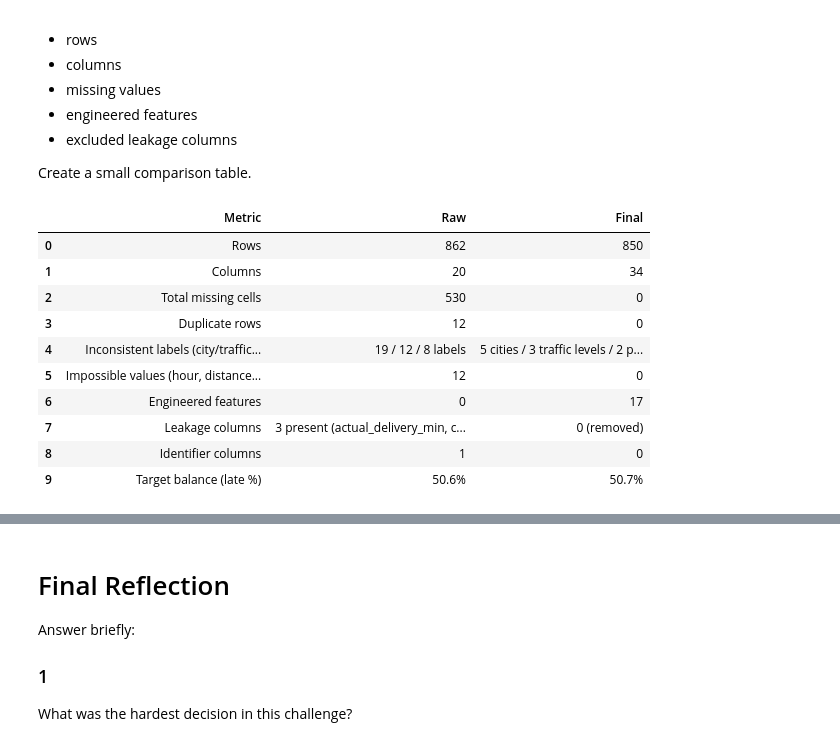
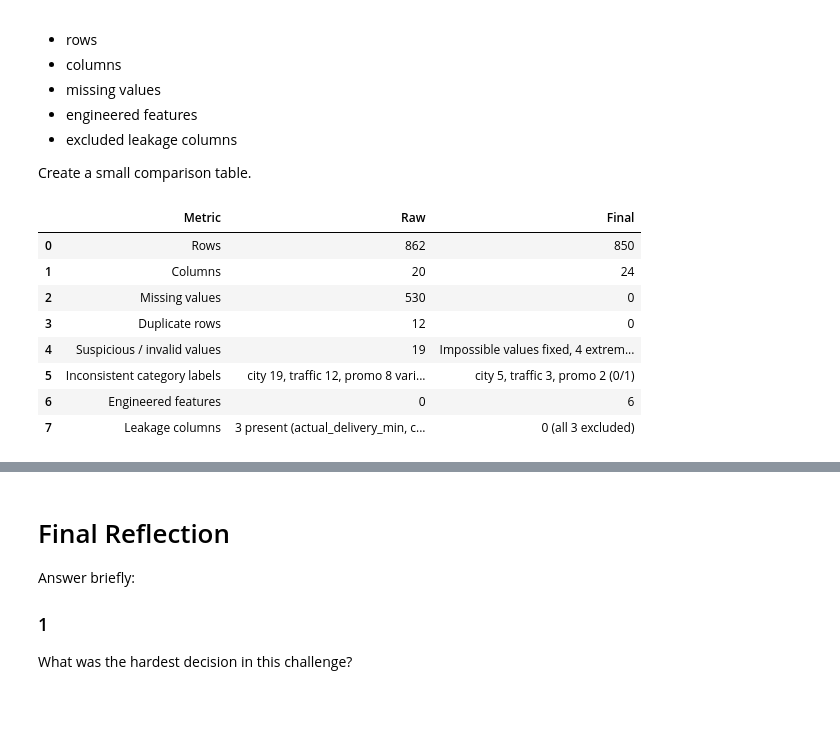
Before and after one commit to Reemahru/FoodDeliveryOperations, a Jupyter notebook: Food_Delivery_Data_Challenge_Student_ADVANCED_(1).ipynb, the cells around one changed output, grey strips where cells are left out. Saved outputs shown, nothing was run; the diff lists cells and outputs as text; code cells hidden in the pictures; blank space fills up the shorter version.

```diff
--- a/Food_Delivery_Data_Challenge_Student_ADVANCED_(1).ipynb
+++ b/Food_Delivery_Data_Challenge_Student_ADVANCED_(1).ipynb
@@ -291,24 +291,26 @@ missing_report = (
     .query("missing_count > 0")
     .sort_values("missing_pct", ascending=False)
 )
+
 acceptable = {
-    "late_reason": "yes because on-time orders don't have a late reason, so it's normal to be empty",
-    "distance_km": "Not acceptable, but it's small (4%) so that's okay",
+    "late_reason": "Yes, on-time orders don't have a late reason, so it's normal to be empty",
+    "distance_km": "Not acceptable, Delivery distance is important for predicting late deliveries, so missing values should be handled.",
     "courier_experience_months": "Not acceptable, but it's small (3%) so that's okay",
-    "customer_rating": "yes acceptable, not all customers rate",
+    "customer_rating": "Yes, acceptable, not all customers rate",
     "weather": "Not acceptable, but it's small (2%) so that's okay",
 }
 
 action = {
-    "late_reason": "Drop column (leakage)",
-    "distance_km": "Fill with city median + missing flag",
+    "late_reason": "Leave unchanged and exclude from model features to prevent data leakage.",
+    "distance_km": "Fill with mean distance of orders with similar estimated delivery time + missing flag",
     "courier_experience_months": "Fill with median + missing flag",
-    "customer_rating": "Drop column (leakage)",
+    "customer_rating": "Leave unchanged and exclude from model features to prevent data leakage.",
     "weather": "Fill with 'Unknown' category",
 }
 
 missing_report["acceptable"] = missing_report.index.map(acceptable)
 missing_report["proposed_action"] = missing_report.index.map(action)
+pd.set_option("display.max_colwidth", None)
 missing_report
 # %% [output]
 |  | missing_count | missing_pct | acceptable | proposed_action |
@@ -1683,3 +1613,9 @@ Medians used for imputation:
+# %%
+# TODO 7.2 — Create final_df
+
+# final_df = ...
+final_df = feature_df.drop(columns=identifier_cols + leakage_cols )
+final_df = final_df[[c for c in final_df.columns if c != target] + [target]]
 # %% [markdown]
 ## Task 7.3 — Final Audit
 
@@ -1744,37 +1696,54 @@ Create a small comparison table.
 # %%
 # TODO 7.4
 
-# Dynamically calculate the raw impossible values to avoid relying on a missing 'rules' dict
-raw_impossible_count = int(
-    (~df["order_hour"].between(0, 23)).sum() +
-    (df["distance_km"] <= 0).sum() +
-    (df["order_value_sar"] <= 0).sum() +
-    (df["item_count"] <= 0).sum() +
-    (df["estimated_delivery_min"] <= 0).sum()
+engineered_features = ["is_peak_hour", "time_of_day", "est_speed_kmh",
+                       "severe_weather_traffic", "distance_band", "vehicle_distance"]
+engineered_in_final = [c for c in engineered_features if c in final_df.columns]
+
+# Suspicious / invalid values in the raw data
+raw_invalid = (
+    (~df["order_hour"].between(0, 23)).sum()
+    + ((df["distance_km"] <= 0) | (df["distance_km"] > 30)).sum()
+    + ((df["order_value_sar"] <= 0) | (df["order_value_sar"] > 1000)).sum()
+    + ((df["item_count"] <= 0) | (df["item_count"] > 20)).sum()
+    + ((df["estimated_delivery_min"] <= 0) | (df["estimated_delivery_min"] > 150)).sum()
 )
 
 comparison = pd.DataFrame({
-    "Metric": ["Rows", "Columns", "Total missing cells", "Duplicate rows", "Inconsistent labels (city/traffic/promo)",
-               "Impossible values (hour, distance, value, items, estimate)", "Engineered features",
-               "Leakage columns", "Identifier columns", "Target balance (late %)"],
-    "Raw": [df.shape[0], df.shape[1], int(df.isna().sum().sum()), int(df.duplicated().sum()),
-            f"{df['city'].nunique()} / {df['traffic_level'].nunique()} / {df['promo_used'].nunique()} labels",
-            raw_impossible_count,
-            0, "3 present (actual_delivery_min, customer_rating, late_reason)", 1, f"{df['late_delivery'].mean()*100:.1f}%"],
-    "Final": [final_df.shape[0], final_df.shape[1], int(final_df.isna().sum().sum()), int(final_df.duplicated().sum()),
-              f"{final_df['city'].nunique()} cities / 3 traffic levels / 2 promo labels", 0, len(new_features),
-              "0 (removed)", 0, f"{final_df[target].mean()*100:.1f}%"],
+    "Metric": ["Rows", "Columns", "Missing values", "Duplicate rows",
+               "Suspicious / invalid values", "Inconsistent category labels",
+               "Engineered features", "Leakage columns"],
+    "Raw": [
+        len(df),
+        df.shape[1],
+        df.isna().sum().sum(),
+        df.duplicated().sum(),
+        raw_invalid,
+        f"city {df['city'].nunique()}, traffic {df['traffic_level'].nunique()}, promo {df['promo_used'].nunique()} variants",
+        0,
+        "3 present (actual_delivery_min, customer_rating, late_reason)",
+    ],
+    "Final": [
+        len(final_df),
+        final_df.shape[1],
+        final_df.isna().sum().sum(),
+        final_df.duplicated().sum(),
+        "Impossible values fixed, 4 extreme values kept and flagged",
+        f"city {final_df['city'].nunique()}, traffic {final_df['traffic_level'].nunique()}, promo 2 (0/1)",
+        len(engineered_in_final),
+        "0 (all 3 excluded)",
+    ],
 })
+
+pd.set_option("display.max_colwidth", None)
 comparison
 # %% [output]
 |  | Metric | Raw | Final |
 | 0 | Rows | 862 | 850 |
-| 1 | Columns | 20 | 34 |
-| 2 | Total missing cells | 530 | 0 |
+| 1 | Columns | 20 | 24 |
+| 2 | Missing values | 530 | 0 |
 | 3 | Duplicate rows | 12 | 0 |
-| 4 | Inconsistent labels (city/traffic... | 19 / 12 / 8 labels | 5 cities / 3 traffic levels / 2 p... |
-| 5 | Impossible values (hour, distance... | 12 | 0 |
-| 6 | Engineered features | 0 | 17 |
-| 7 | Leakage columns | 3 present (actual_delivery_min, c... | 0 (removed) |
-| 8 | Identifier columns | 1 | 0 |
-| 9 | Target balance (late %) | 50.6% | 50.7% |
+| 4 | Suspicious / invalid values | 19 | Impossible values fixed, 4 extrem... |
+| 5 | Inconsistent category labels | city 19, traffic 12, promo 8 vari... | city 5, traffic 3, promo 2 (0/1) |
+| 6 | Engineered features | 0 | 6 |
+| 7 | Leakage columns | 3 present (actual_delivery_min, c... | 0 (all 3 excluded) |
```
Also changed, not shown: parts of 16 cells of this notebook.
